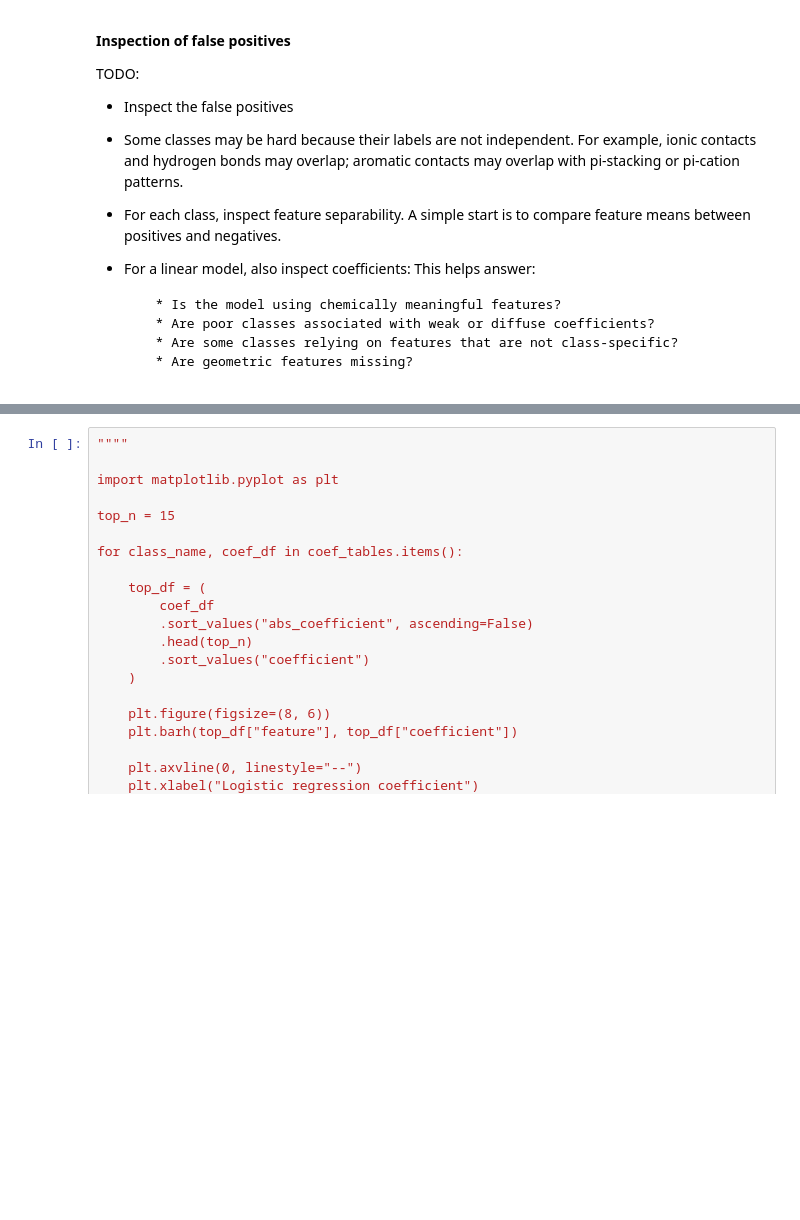
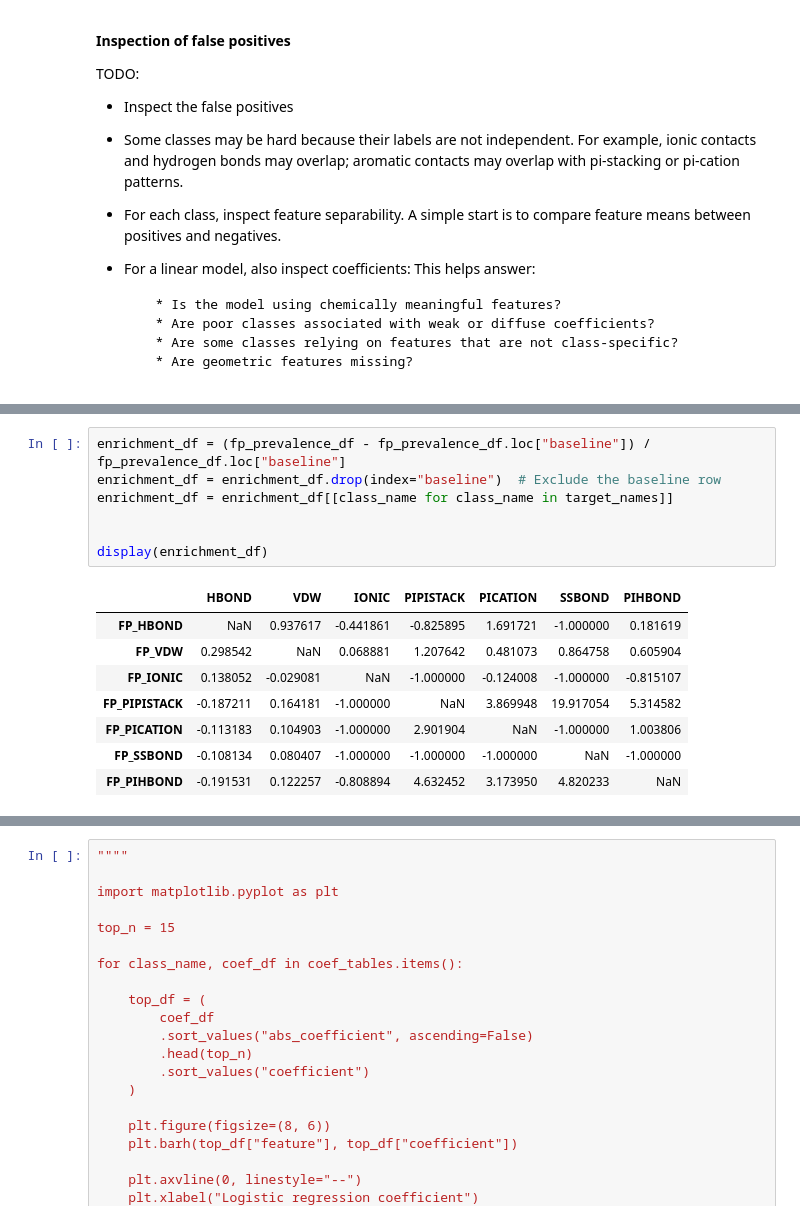
Before and after one commit to miriamzara/SB_Project, a Jupyter notebook: 2_logistic_regression.ipynb, the cells around one changed output, grey strips where cells are left out. Cells and saved outputs as stored; diff of their text form; blank space fills up the shorter version.

```diff
--- a/2_logistic_regression.ipynb
+++ b/2_logistic_regression.ipynb
@@ -807,0 +719,16 @@ Result: HBONDS indeed make up for $85\%$ of IONIC false positives. So now we kno
+# %%
+enrichment_df = (fp_prevalence_df - fp_prevalence_df.loc["baseline"]) / fp_prevalence_df.loc["baseline"]
+enrichment_df = enrichment_df.drop(index="baseline")  # Exclude the baseline row
+enrichment_df = enrichment_df[[class_name for class_name in target_names]]
+
+
+display(enrichment_df)
+# %% [output]
+|  | HBOND | VDW | IONIC | PIPISTACK | PICATION | SSBOND | PIHBOND |
+| FP_HBOND | NaN | 0.937617 | -0.441861 | -0.825895 | 1.691721 | -1.000000 | 0.181619 |
+| FP_VDW | 0.298542 | NaN | 0.068881 | 1.207642 | 0.481073 | 0.864758 | 0.605904 |
+| FP_IONIC | 0.138052 | -0.029081 | NaN | -1.000000 | -0.124008 | -1.000000 | -0.815107 |
+| FP_PIPISTACK | -0.187211 | 0.164181 | -1.000000 | NaN | 3.869948 | 19.917054 | 5.314582 |
+| FP_PICATION | -0.113183 | 0.104903 | -1.000000 | 2.901904 | NaN | -1.000000 | 1.003806 |
+| FP_SSBOND | -0.108134 | 0.080407 | -1.000000 | -1.000000 | -1.000000 | NaN | -1.000000 |
+| FP_PIHBOND | -0.191531 | 0.122257 | -0.808894 | 4.632452 | 3.173950 | 4.820233 | NaN |
```
Also changed, not shown: parts of 15 cells of this notebook.
